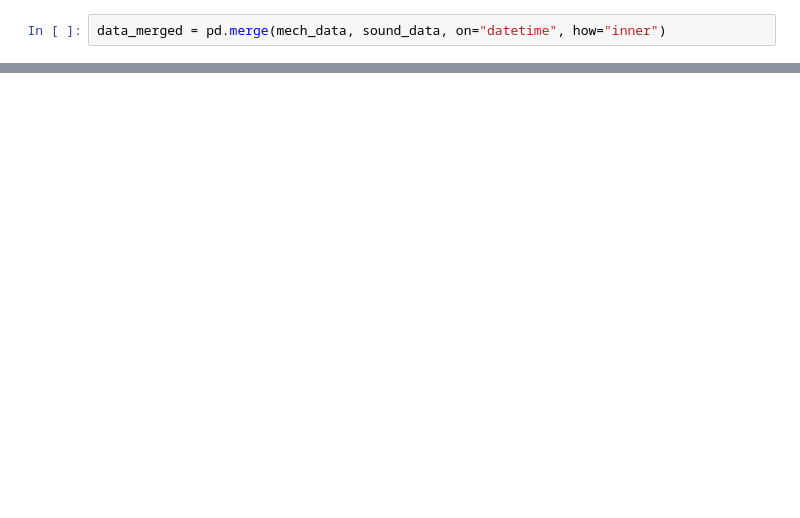
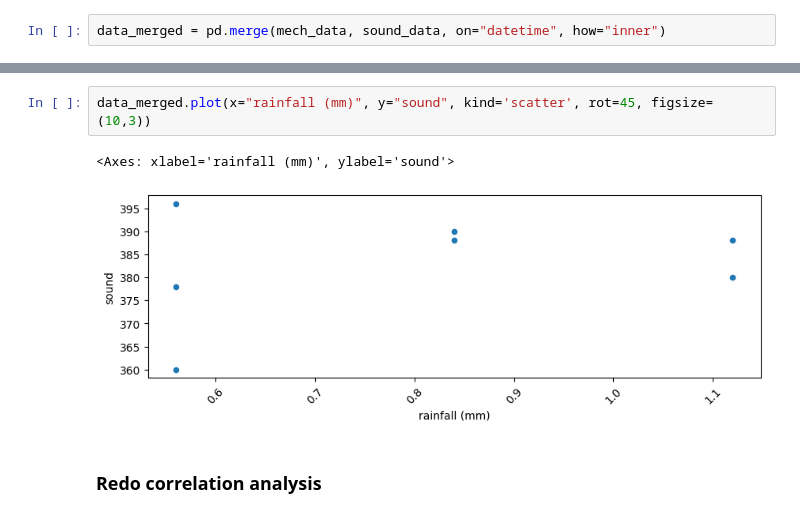
Before and after one commit to cksajil/rainfall_monitor, a Jupyter notebook: EDA_Rainfall.ipynb, the cells around one changed output, grey strips where cells are left out. Cells and saved outputs as stored; diff of their text form; blank space fills up the shorter version.

```diff
--- a/EDA_Rainfall.ipynb
+++ b/EDA_Rainfall.ipynb
@@ -112,0 +145,7 @@ data_merged.corr(method='spearman')
+# %%
+data_merged.plot(x="rainfall (mm)", y="sound", kind='scatter', rot=45, figsize=(10,3))
+# %% [output]
+<Axes: xlabel='rainfall (mm)', ylabel='sound'>
+[figure, added]
+# %% [markdown]
+### Redo correlation analysis
```
Also changed, not shown: parts of 31 cells of this notebook.
